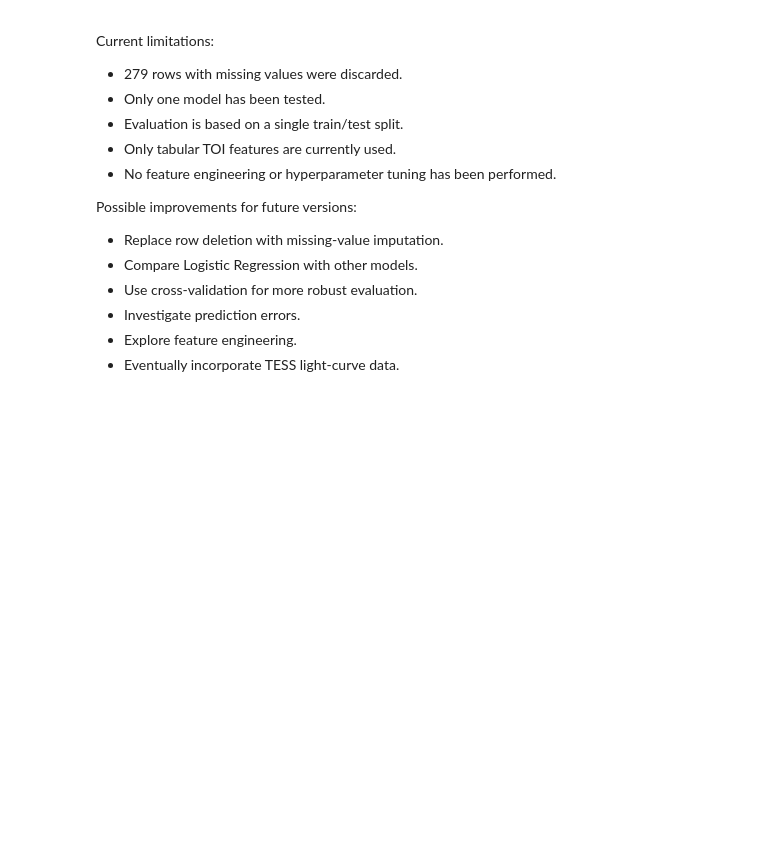
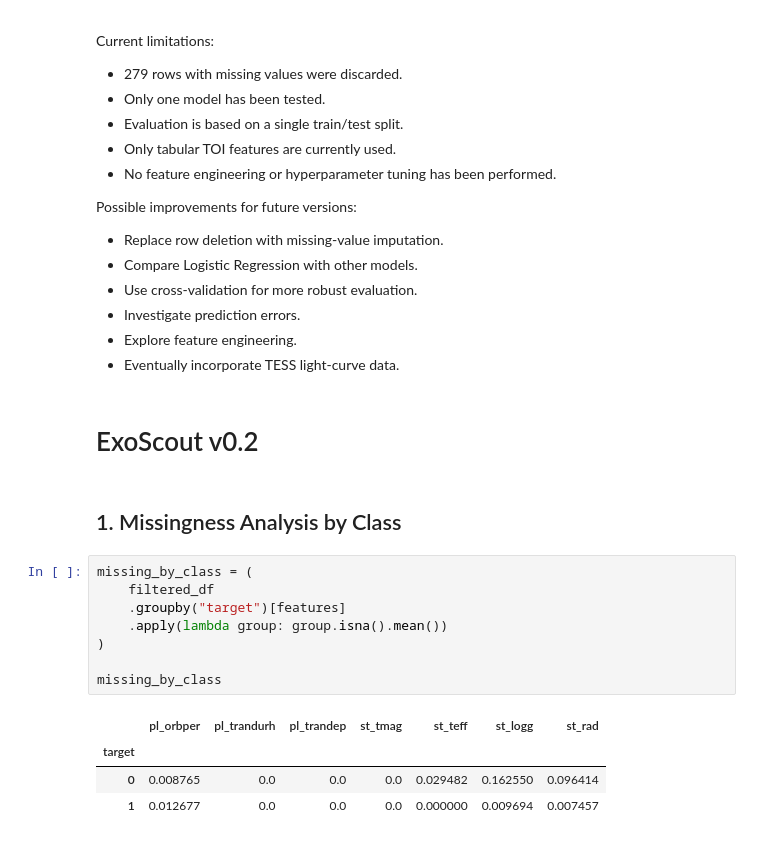
Before and after one commit to stoppo22/exoscout, a Jupyter notebook: notebooks/o1_eda.ipynb, the cells around one changed output. Cells and saved outputs as stored; diff of their text form; blank space fills up the shorter version.

Commit message:
Complete ExoScout v0.2 preprocessing and validation

```diff
--- a/notebooks/o1_eda.ipynb
+++ b/notebooks/o1_eda.ipynb
@@ -242,3 +242,20 @@ Possible improvements for future versions:
 - Investigate prediction errors.
 - Explore feature engineering.
 - Eventually incorporate TESS light-curve data.
+# %% [markdown]
+# ExoScout v0.2
+# %% [markdown]
+## 1. Missingness Analysis by Class
+# %%
+missing_by_class = (
+    filtered_df
+    .groupby("target")[features]
+    .apply(lambda group: group.isna().mean())
+)
+
+missing_by_class
+# %% [output]
+|  | pl_orbper | pl_trandurh | pl_trandep | st_tmag | st_teff | st_logg | st_rad |
+| target |  |  |  |  |  |  |  |
+| 0 | 0.008765 | 0.0 | 0.0 | 0.0 | 0.029482 | 0.162550 | 0.096414 |
+| 1 | 0.012677 | 0.0 | 0.0 | 0.0 | 0.000000 | 0.009694 | 0.007457 |
```
Also changed, not shown: parts of 31 cells of this notebook.
